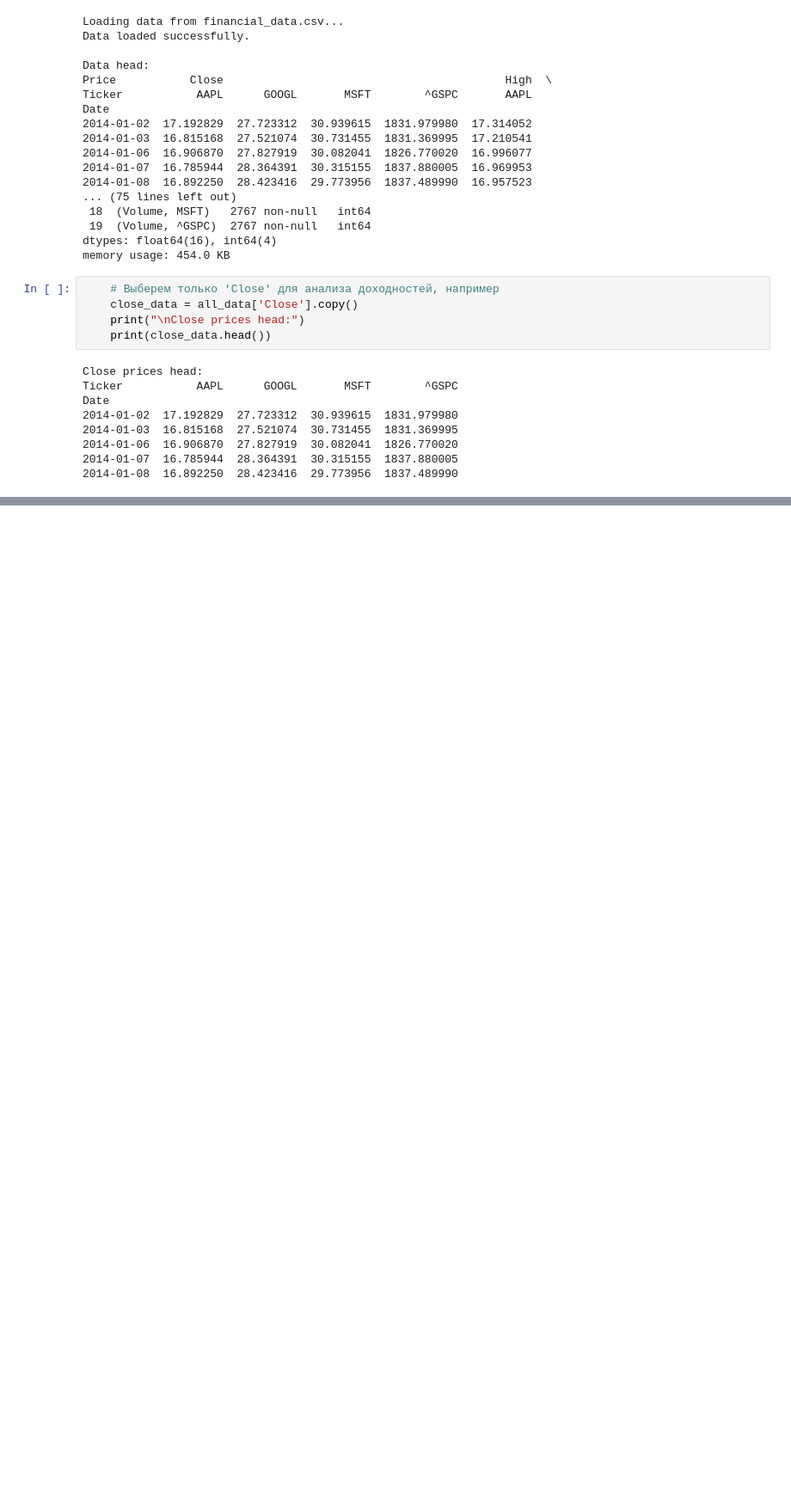
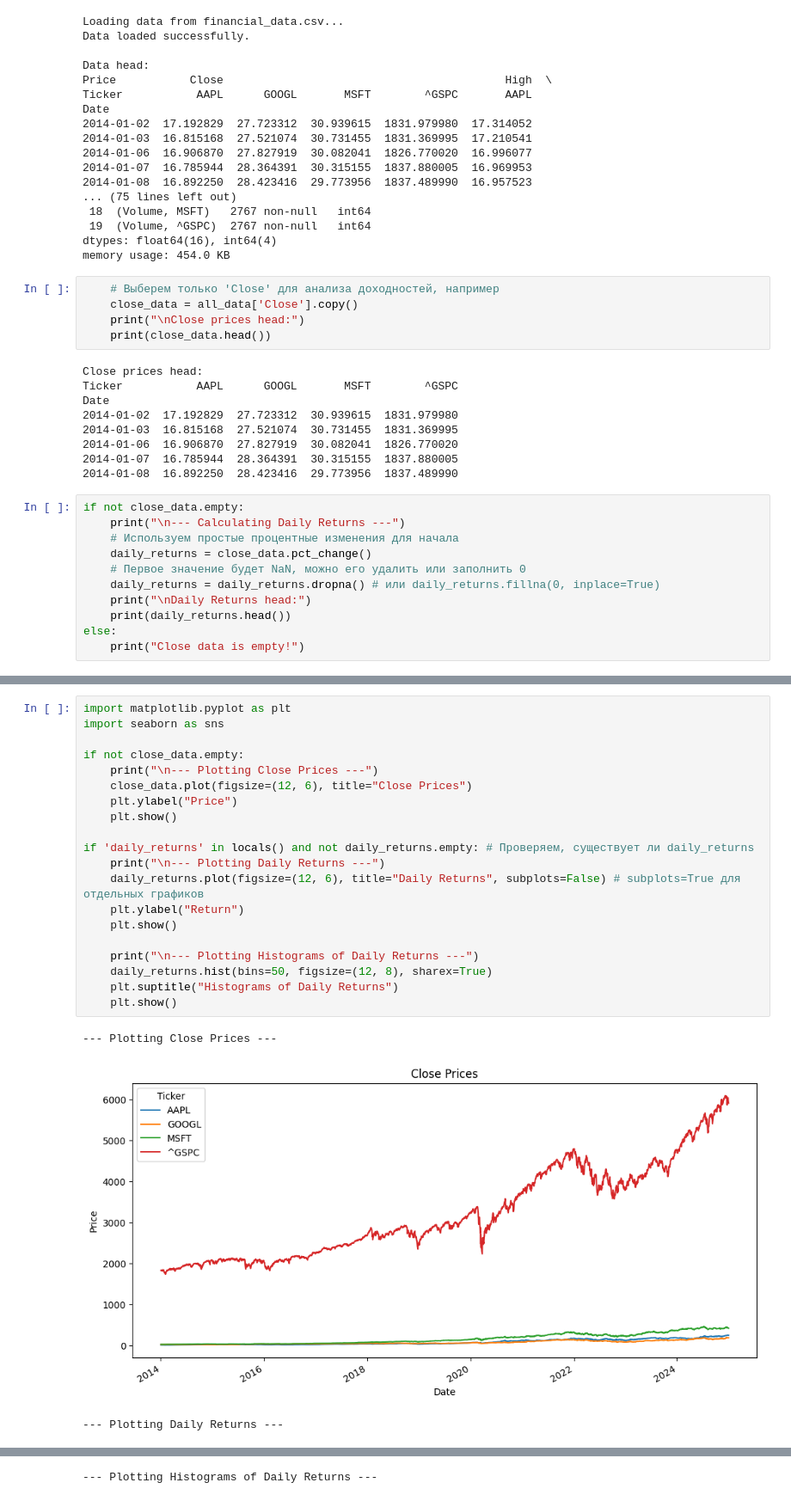
Before and after one commit to GeorgiiSizykh/EDA_of_Tech_Stocks, a Jupyter notebook: Financial_Data_Analysis/data_exploration.ipynb, the cells around one changed output, grey strips where cells are left out. Shown at 86% size. Saved outputs shown, nothing was run; the diff lists cells and outputs as text; blank space fills up the shorter version.

Commit message:
Added data visualisation

```diff
--- a/Financial_Data_Analysis/data_exploration.ipynb
+++ b/Financial_Data_Analysis/data_exploration.ipynb
@@ -95,3 +95,14 @@ Date
 2014-01-06  16.906870  27.827919  30.082041  1826.770020
 2014-01-07  16.785944  28.364391  30.315155  1837.880005
 2014-01-08  16.892250  28.423416  29.773956  1837.489990
+# %%
+if not close_data.empty:
+    print("\n--- Calculating Daily Returns ---")
+    # Используем простые процентные изменения для начала
+    daily_returns = close_data.pct_change()
+    # Первое значение будет NaN, можно его удалить или заполнить 0
+    daily_returns = daily_returns.dropna() # или daily_returns.fillna(0, inplace=True)
+    print("\nDaily Returns head:")
+    print(daily_returns.head())
+else:
+    print("Close data is empty!")
@@ -97,0 +120,24 @@ Date
+# %%
+import matplotlib.pyplot as plt
+import seaborn as sns
+
+if not close_data.empty:
+    print("\n--- Plotting Close Prices ---")
+    close_data.plot(figsize=(12, 6), title="Close Prices")
+    plt.ylabel("Price")
+    plt.show()
+
+if 'daily_returns' in locals() and not daily_returns.empty: # Проверяем, существует ли daily_returns
+    print("\n--- Plotting Daily Returns ---")
+    daily_returns.plot(figsize=(12, 6), title="Daily Returns", subplots=False) # subplots=True для отдельных графиков
+    plt.ylabel("Return")
+    plt.show()
+
+    print("\n--- Plotting Histograms of Daily Returns ---")
+    daily_returns.hist(bins=50, figsize=(12, 8), sharex=True)
+    plt.suptitle("Histograms of Daily Returns")
+    plt.show()
+# %% [output]
+--- Plotting Close Prices ---
+[figure, added]
+--- Plotting Daily Returns ---
@@ -97,0 +145 @@ Date
+--- Plotting Histograms of Daily Returns ---
```
Also changed, not shown: parts of 2 cells of this notebook.
